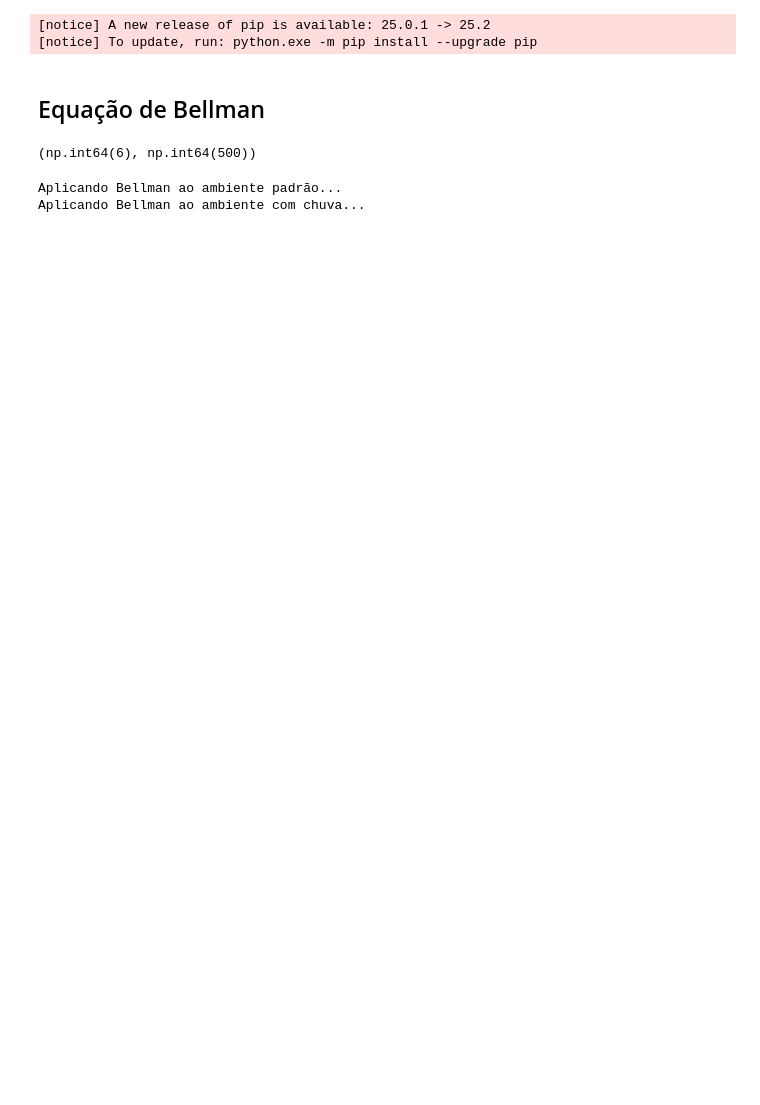
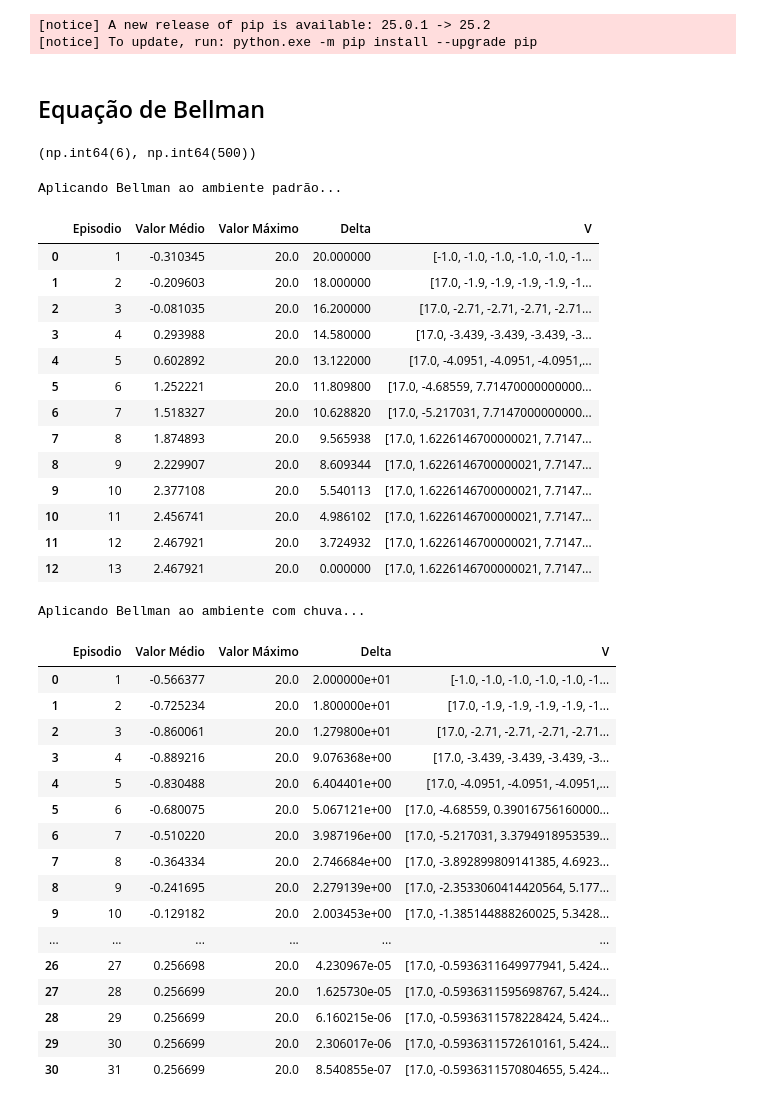
Before and after one commit to brunopdrocha/ap1_ibmec_aprendizado_reforco, a Jupyter notebook: notebook.ipynb, the cells around one changed output. Cells and saved outputs as stored; diff of their text form; code cells hidden in the pictures; blank space fills up the shorter version.

```diff
--- a/notebook.ipynb
+++ b/notebook.ipynb
@@ -128,9 +136,40 @@ def aplicar_bellman(env, gamma=0.9, theta=1e-6):
 # %%
 print("Aplicando Bellman ao ambiente padrão...")
-V_default, df_default = aplicar_bellman(env_default)
+df_default = aplicar_bellman(env_default)
 
 print("Aplicando Bellman ao ambiente com chuva...")
-V_raining, df_raining = aplicar_bellman(env_raining)
+df_raining = aplicar_bellman(env_raining)
 # %% [output]
 Aplicando Bellman ao ambiente padrão...
-Aplicando Bellman ao ambiente com chuva...
+|  | Episodio | Valor Médio | Valor Máximo | Delta | V |
+| 0 | 1 | -0.310345 | 20.0 | 20.000000 | [-1.0, -1.0, -1.0, -1.0, -1.0, -1... |
+| 1 | 2 | -0.209603 | 20.0 | 18.000000 | [17.0, -1.9, -1.9, -1.9, -1.9, -1... |
+| 2 | 3 | -0.081035 | 20.0 | 16.200000 | [17.0, -2.71, -2.71, -2.71, -2.71... |
+| 3 | 4 | 0.293988 | 20.0 | 14.580000 | [17.0, -3.439, -3.439, -3.439, -3... |
+| 4 | 5 | 0.602892 | 20.0 | 13.122000 | [17.0, -4.0951, -4.0951, -4.0951,... |
+| 5 | 6 | 1.252221 | 20.0 | 11.809800 | [17.0, -4.68559, 7.71470000000000... |
+| 6 | 7 | 1.518327 | 20.0 | 10.628820 | [17.0, -5.217031, 7.7147000000000... |
+| 7 | 8 | 1.874893 | 20.0 | 9.565938 | [17.0, 1.6226146700000021, 7.7147... |
+| 8 | 9 | 2.229907 | 20.0 | 8.609344 | [17.0, 1.6226146700000021, 7.7147... |
+| 9 | 10 | 2.377108 | 20.0 | 5.540113 | [17.0, 1.6226146700000021, 7.7147... |
+| 10 | 11 | 2.456741 | 20.0 | 4.986102 | [17.0, 1.6226146700000021, 7.7147... |
+| 11 | 12 | 2.467921 | 20.0 | 3.724932 | [17.0, 1.6226146700000021, 7.7147... |
+| 12 | 13 | 2.467921 | 20.0 | 0.000000 | [17.0, 1.6226146700000021, 7.7147... |
+Aplicando Bellman ao ambiente com chuva...
+|  | Episodio | Valor Médio | Valor Máximo | Delta | V |
+| 0 | 1 | -0.566377 | 20.0 | 2.000000e+01 | [-1.0, -1.0, -1.0, -1.0, -1.0, -1... |
+| 1 | 2 | -0.725234 | 20.0 | 1.800000e+01 | [17.0, -1.9, -1.9, -1.9, -1.9, -1... |
+| 2 | 3 | -0.860061 | 20.0 | 1.279800e+01 | [17.0, -2.71, -2.71, -2.71, -2.71... |
+| 3 | 4 | -0.889216 | 20.0 | 9.076368e+00 | [17.0, -3.439, -3.439, -3.439, -3... |
+| 4 | 5 | -0.830488 | 20.0 | 6.404401e+00 | [17.0, -4.0951, -4.0951, -4.0951,... |
+| 5 | 6 | -0.680075 | 20.0 | 5.067121e+00 | [17.0, -4.68559, 0.39016756160000... |
+| 6 | 7 | -0.510220 | 20.0 | 3.987196e+00 | [17.0, -5.217031, 3.3794918953539... |
+| 7 | 8 | -0.364334 | 20.0 | 2.746684e+00 | [17.0, -3.892899809141385, 4.6923... |
+| 8 | 9 | -0.241695 | 20.0 | 2.279139e+00 | [17.0, -2.3533060414420564, 5.177... |
+| 9 | 10 | -0.129182 | 20.0 | 2.003453e+00 | [17.0, -1.385144888260025, 5.3428... |
+| ... | ... | ... | ... | ... | ... |
+| 26 | 27 | 0.256698 | 20.0 | 4.230967e-05 | [17.0, -0.5936311649977941, 5.424... |
+| 27 | 28 | 0.256699 | 20.0 | 1.625730e-05 | [17.0, -0.5936311595698767, 5.424... |
+| 28 | 29 | 0.256699 | 20.0 | 6.160215e-06 | [17.0, -0.5936311578228424, 5.424... |
+| 29 | 30 | 0.256699 | 20.0 | 2.306017e-06 | [17.0, -0.5936311572610161, 5.424... |
+| 30 | 31 | 0.256699 | 20.0 | 8.540855e-07 | [17.0, -0.5936311570804655, 5.424... |
```
Also changed, not shown: parts of 9 cells of this notebook.
